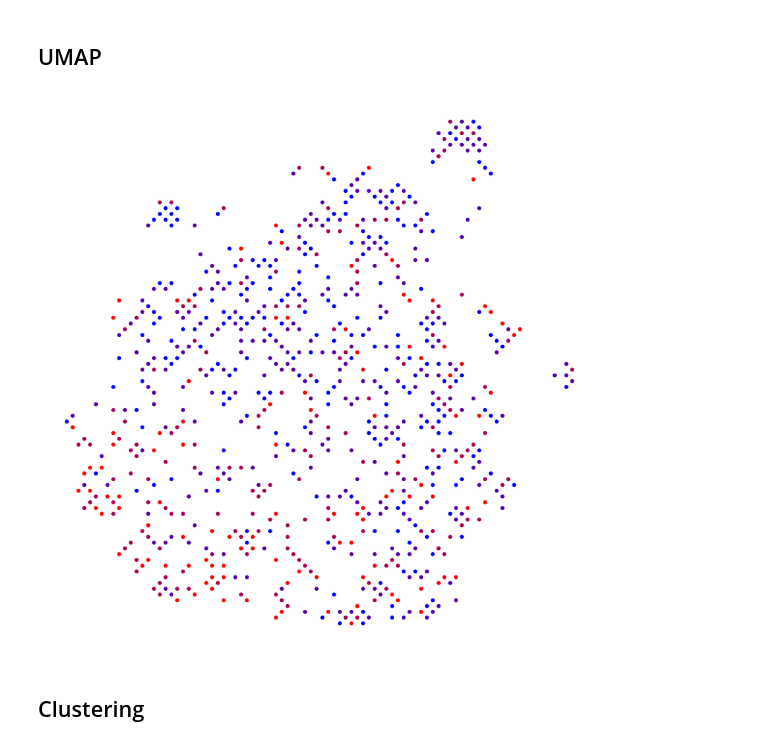
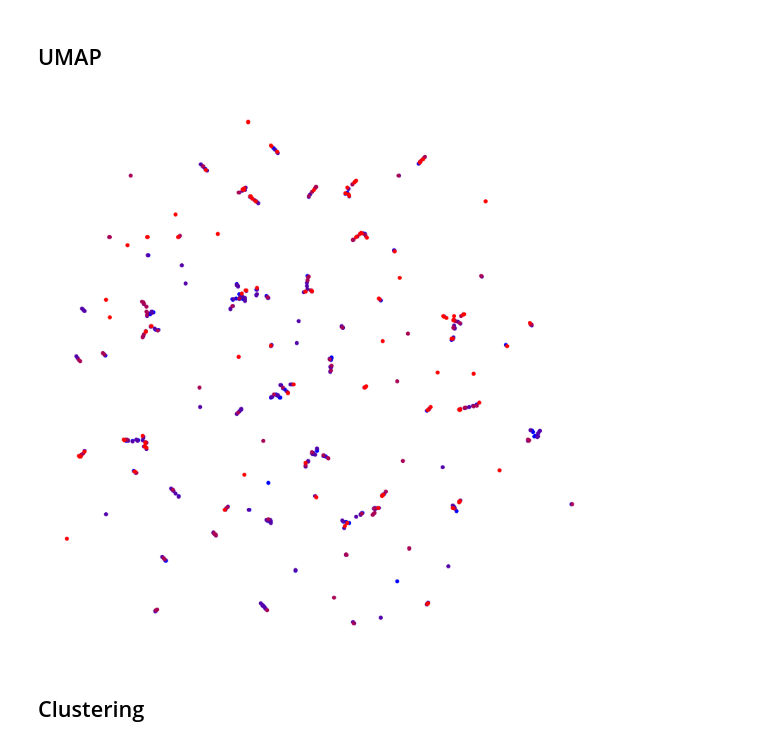
Before and after one commit to AlbaTaboada/Edgelands, a Jupyter notebook: Full_text_analysis(Alba).ipynb, the cells around one changed output. Drawn from its saved outputs; the diff is of its cells as text; code cells hidden in the pictures.

```diff
--- a/Full_text_analysis(Alba).ipynb
+++ b/Full_text_analysis(Alba).ipynb
@@ -285,9 +325,9 @@ df.head(3)
 # %%
 # Fit UMAP reducer without random_state for parallelism
 reducer = umap.UMAP(
-    random_state=1,
+    random_state=2,
     n_components=2,
-    n_neighbors=10,
+    n_neighbors=2,
     min_dist=0.1,
     metric="hellinger"
 )
@@ -300,37 +340,37 @@ scaler = MinMaxScaler(feature_range=(100, 900)) # Scale embeddings to a fixed ra
 embedding_scaled = scaler.fit_transform(embedding)
 embedding_scaled = embedding_scaled.astype(int)
 
-embedding_scaled = align_points_to_grid(embedding_scaled)  # Alignment to a grid
+# embedding_scaled = align_points_to_grid(embedding_scaled)  # Alignment to a grid
 
 # Assign embeddings (x, y) back to 'entities' DataFrame
 index_embedding = 0
 
 for index, row in df.iterrows():
     df.loc[index, "x"] = embedding_scaled[:, 0][index_embedding]
     df.loc[index, "y"] = embedding_scaled[:, 1][index_embedding]
     index_embedding += 1
 
 # Plotting
 plt.figure(figsize=(20, 20), dpi=300)
 plt.axis("off")
 
 # Scatterplot with size based on 'frequency' and color from 'color'
 plt.scatter(
     df["x"].to_list(),
     df["y"].to_list(),
     s=50,
     c=df["color"].to_list(),
 )
 
 # Labels
 # for i, row in df.iterrows():
 #     text = plt.annotate(row["name"], xy=(row["x"], row["y"]), ha="center", va="bottom")
 #     text.set_fontsize(3)  # Adjust if too small
 
 # Save the plot
 plt.savefig("download.png")
 # %% [output]
-[figure, old version]
+[figure, new version]
 # %%
 df["x"] = df["x"].astype(int)
 df["y"] = df["y"].astype(int)
```
Also changed, not shown: parts of 9 cells of this notebook, 3 other files.
